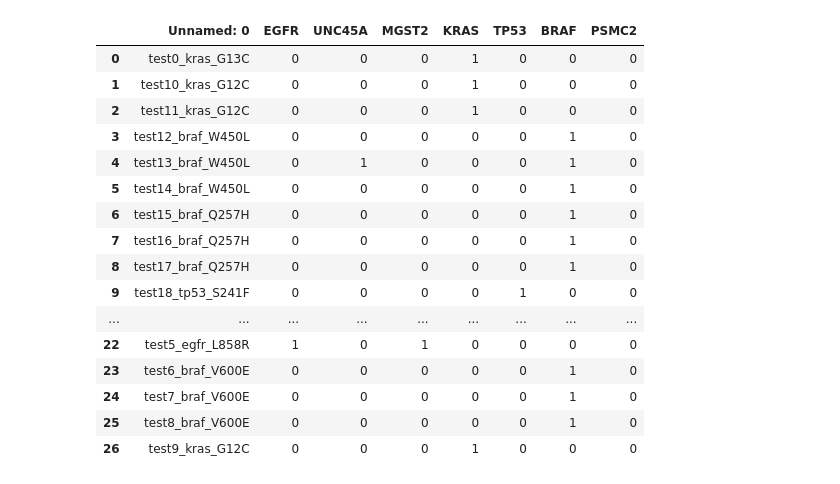
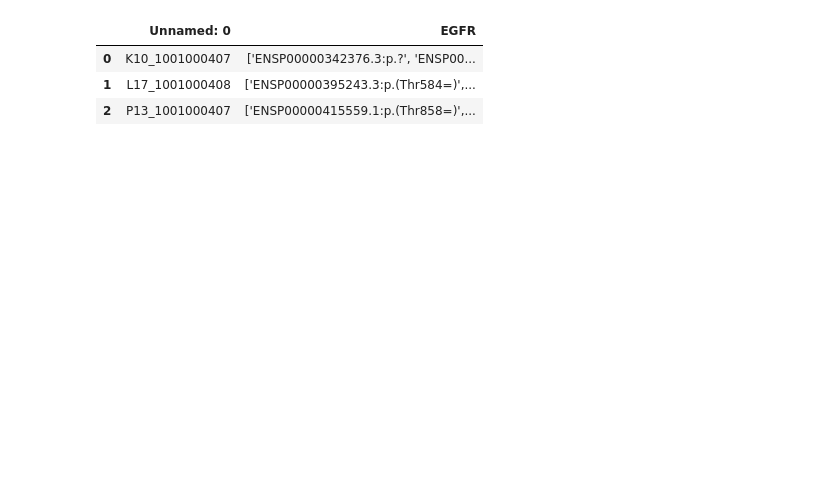
Before and after one commit to czbiohub-sf/cerebra, a Jupyter notebook: py_notebooks/scratch.ipynb, the cells around one changed output. Drawn from its saved outputs; the diff is of its cells as text; code cells hidden in the pictures; blank space fills up the shorter version.

```diff
--- a/py_notebooks/scratch.ipynb
+++ b/py_notebooks/scratch.ipynb
@@ -1,22 +1,9 @@
 # %%
 import pandas as pd
 # %%
-pd.read_csv('../cerebra/wrkdir/count-mutations_test_out.csv')
+pd.read_csv('../cerebra/tmp/out/mango_chut.csv')
 # %% [output]
-|  | Unnamed: 0 | EGFR | UNC45A | MGST2 | KRAS | TP53 | BRAF | PSMC2 |
-| 0 | test0_kras_G13C | 0 | 0 | 0 | 1 | 0 | 0 | 0 |
-| 1 | test10_kras_G12C | 0 | 0 | 0 | 1 | 0 | 0 | 0 |
-| 2 | test11_kras_G12C | 0 | 0 | 0 | 1 | 0 | 0 | 0 |
-| 3 | test12_braf_W450L | 0 | 0 | 0 | 0 | 0 | 1 | 0 |
-| 4 | test13_braf_W450L | 0 | 1 | 0 | 0 | 0 | 1 | 0 |
-| 5 | test14_braf_W450L | 0 | 0 | 0 | 0 | 0 | 1 | 0 |
-| 6 | test15_braf_Q257H | 0 | 0 | 0 | 0 | 0 | 1 | 0 |
-| 7 | test16_braf_Q257H | 0 | 0 | 0 | 0 | 0 | 1 | 0 |
-| 8 | test17_braf_Q257H | 0 | 0 | 0 | 0 | 0 | 1 | 0 |
-| 9 | test18_tp53_S241F | 0 | 0 | 0 | 0 | 1 | 0 | 0 |
-| ... | ... | ... | ... | ... | ... | ... | ... | ... |
-| 22 | test5_egfr_L858R | 1 | 0 | 1 | 0 | 0 | 0 | 0 |
-| 23 | test6_braf_V600E | 0 | 0 | 0 | 0 | 0 | 1 | 0 |
-| 24 | test7_braf_V600E | 0 | 0 | 0 | 0 | 0 | 1 | 0 |
-| 25 | test8_braf_V600E | 0 | 0 | 0 | 0 | 0 | 1 | 0 |
-| 26 | test9_kras_G12C | 0 | 0 | 0 | 1 | 0 | 0 | 0 |
+|  | Unnamed: 0 | EGFR |
+| 0 | K10_1001000407 | ['ENSP00000342376.3:p.?', 'ENSP00... |
+| 1 | L17_1001000408 | ['ENSP00000395243.3:p.(Thr584=)',... |
+| 2 | P13_1001000407 | ['ENSP00000415559.1:p.(Thr858=)',... |
```
Also changed, not shown: parts of 4 cells of this notebook, 2 other files.
